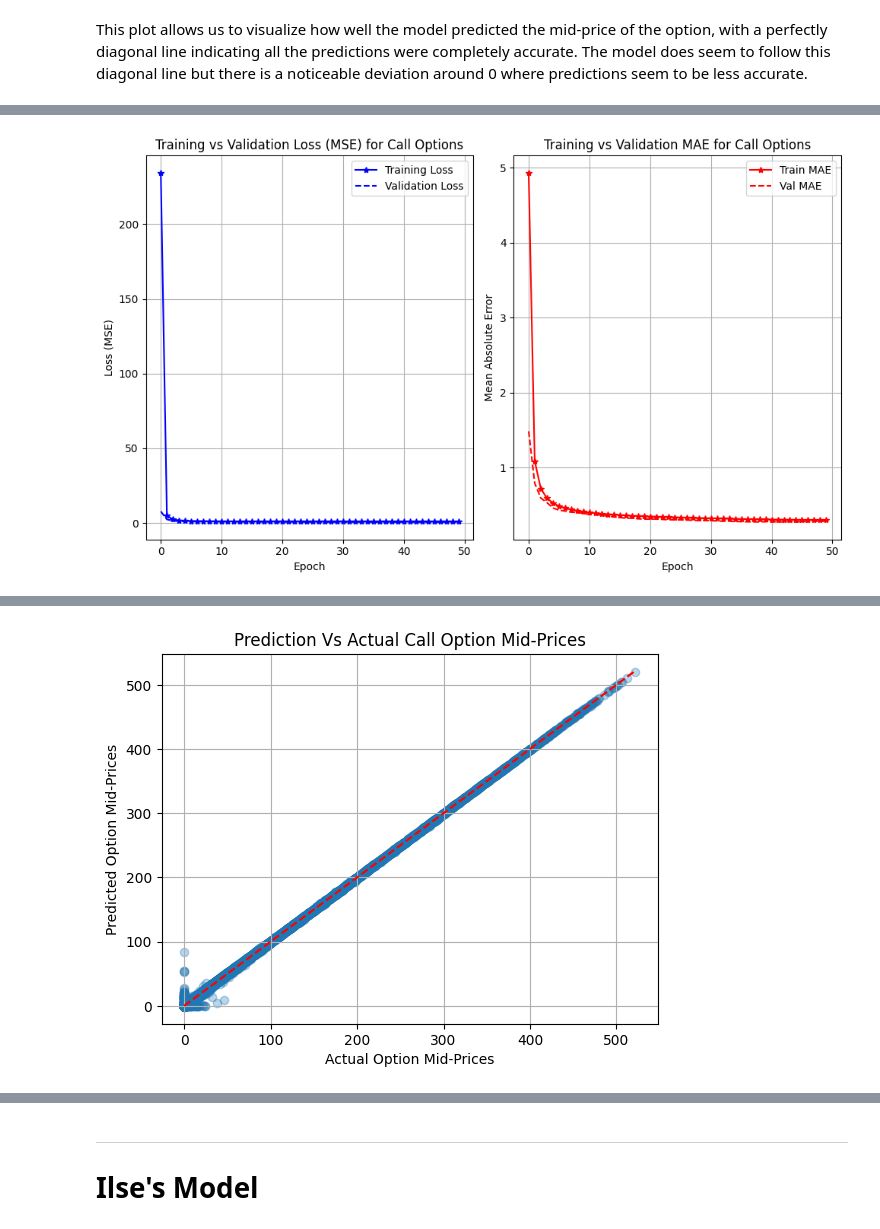
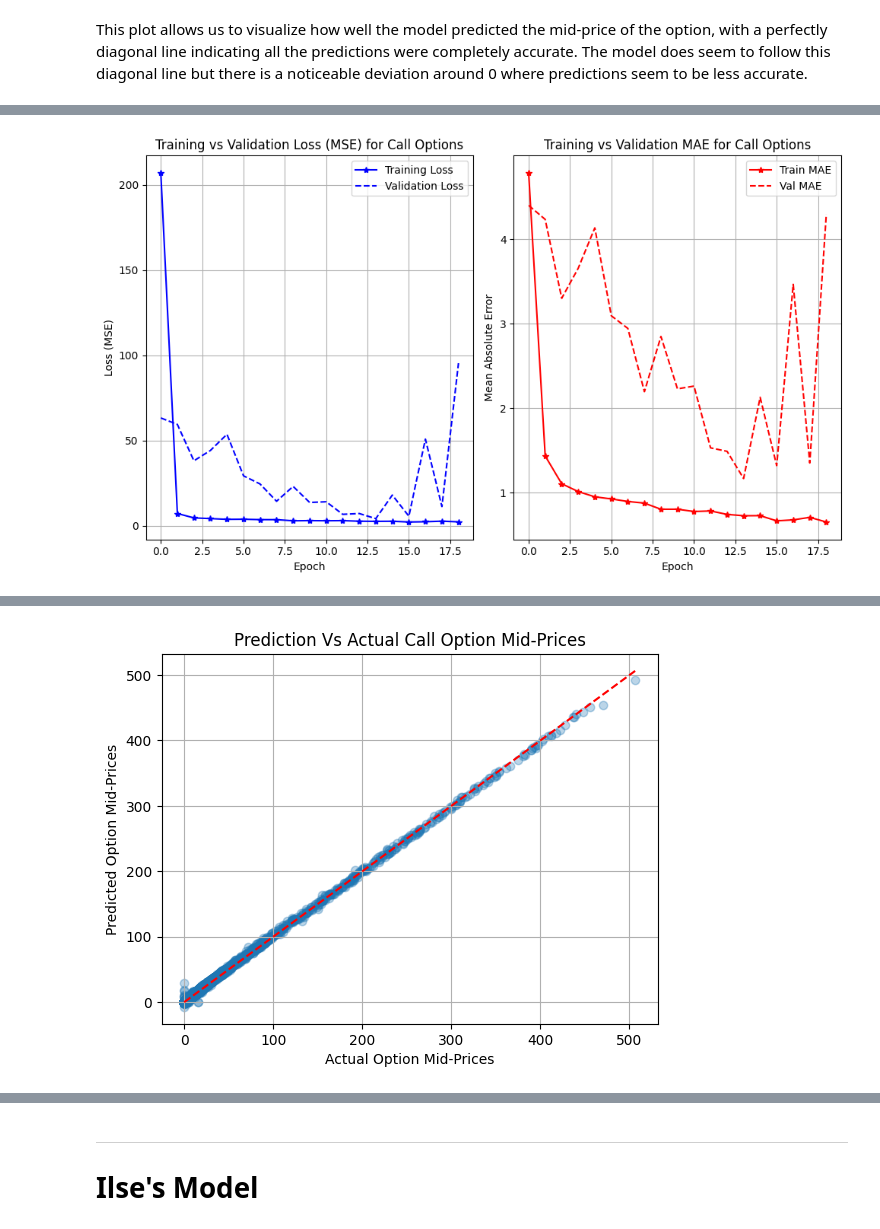
Before and after one commit to mblack5-school/CFRM521_FinalProject, a Jupyter notebook: Final_Report.ipynb, the cells around one changed output, grey strips where cells are left out. Saved outputs shown, nothing was run; the diff lists cells and outputs as text; code cells hidden in the pictures.

Commit message:
filtered more

```diff
--- a/Final_Report.ipynb
+++ b/Final_Report.ipynb
@@ -20,7 +20,7 @@ import matplotlib.pyplot as plt
 from sklearn.preprocessing import StandardScaler
 from tensorflow.keras.callbacks import EarlyStopping
 import keras_tuner as kt
-import shap
+import scipy.stats as stats
 
 # Read in the data (this section should be the same for everyone)
 url = "https://api.github.com/repos/stevedemirev/CFRM521-ProjectData/contents/filtered"
@@ -40,6 +40,8 @@ full_df = get_datasets(csv_files)
 full_df = full_df.sample(frac=1, random_state=42).reset_index(drop=True)
 # Filter to Calls Only
 full_df = full_df[full_df['type'] == "call"]
+# Filter to every 10th value
+full_df = full_df.iloc[::10]
 
 total_files = len(full_df)
 train_size = int(total_files*0.7)
@@ -164,18 +166,18 @@ early_stop = EarlyStopping(
 model = build_model(X_train_scaled.shape[1])
 
 start = time.time()
-history_naive = model.fit(X_train_scaled, y_train,
+history_baseline = model.fit(X_train_scaled, y_train,
              validation_data = (X_valid_scaled, y_valid),
              epochs = 50, verbose = 1, callbacks=[early_stop])
 end = time.time()
-naive_time = end-start
+baseline_time = end-start
 
 mse_val, mae_val = model.evaluate(X_valid_scaled,
                                         y_valid, verbose = 0)
 test_loss, test_mae = model.evaluate(X_test_scaled,
                                         y_test, verbose = 0)
 
-print("\nNaive Model:")
+print("\Baseline Model:")
 print(f"Validation MSE: {mse_val}")
 print(f"Validation MAE: {mae_val}")
 
@@ -233,6 +233,7 @@ As we can see from the learning curves above, the training loss and the validati
 def get_prediction_plot(model, X_test_s, y_test):
     y_pred = model.predict(X_test_s)
 
+    residuals = y_test - y_pred.flatten()
     plt.scatter(y_test, y_pred, marker = 'o', alpha = 0.3)
     plt.plot([y_test.min(), y_test.max()],
              [y_test.min(), y_test.max()], 'r--')
@@ -241,7 +242,8 @@ def get_prediction_plot(model, X_test_s, y_test):
     plt.title(f"Prediction Vs Actual Call Option Mid-Prices")
     plt.grid(True)
     plt.show()
+    return residuals
 
-get_prediction_plot(model, X_test_scaled,
+residuals = get_prediction_plot(model, X_test_scaled,
                     y_test)
 # %% [output]
@@ -383,8 +404,8 @@ Test MAE: 0.27794572710990906
 # %%
 plot_learning_curves(history_best)
 # %% [output]
-[figure, old version]
+[figure, new version]
 # %%
-get_prediction_plot(best_model, X_test_scaled,
+residuals = get_prediction_plot(best_model, X_test_scaled,
                     y_test)
 # %% [output]
@@ -392 +413 @@ get_prediction_plot(best_model, X_test_scaled,
-[figure, old version]
+[figure, new version]
```
Also changed, not shown: parts of 23 cells of this notebook.
